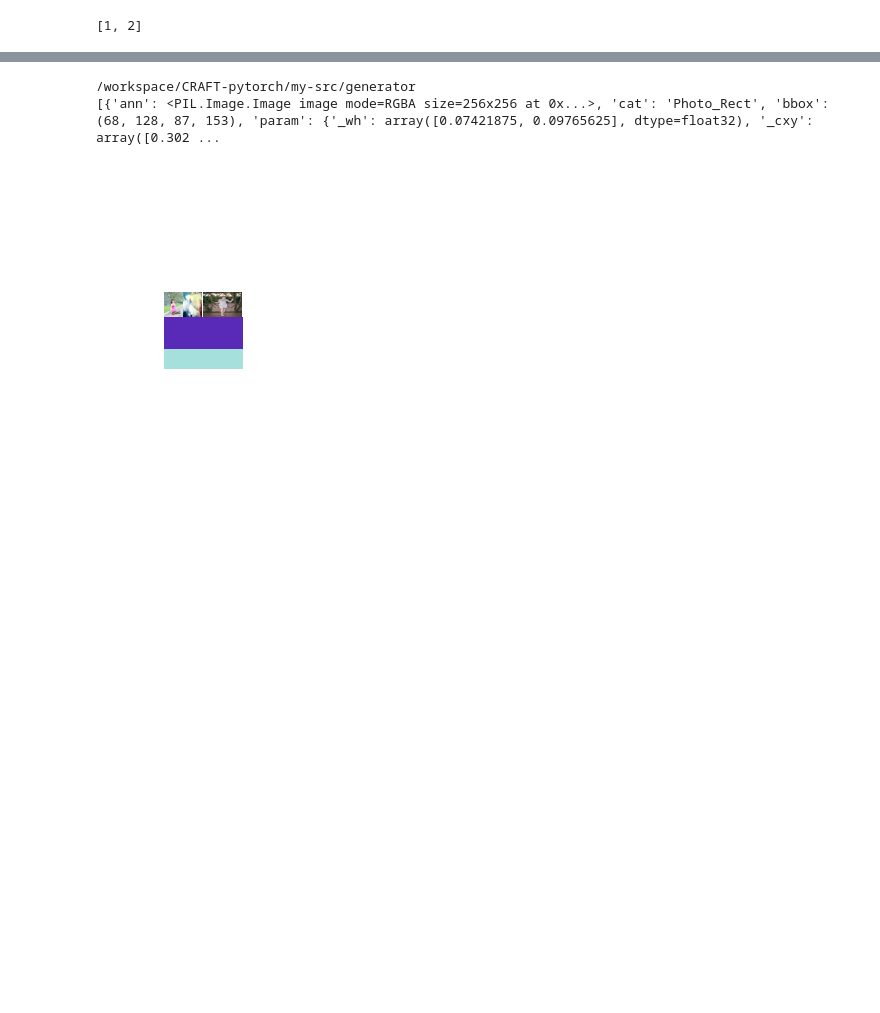
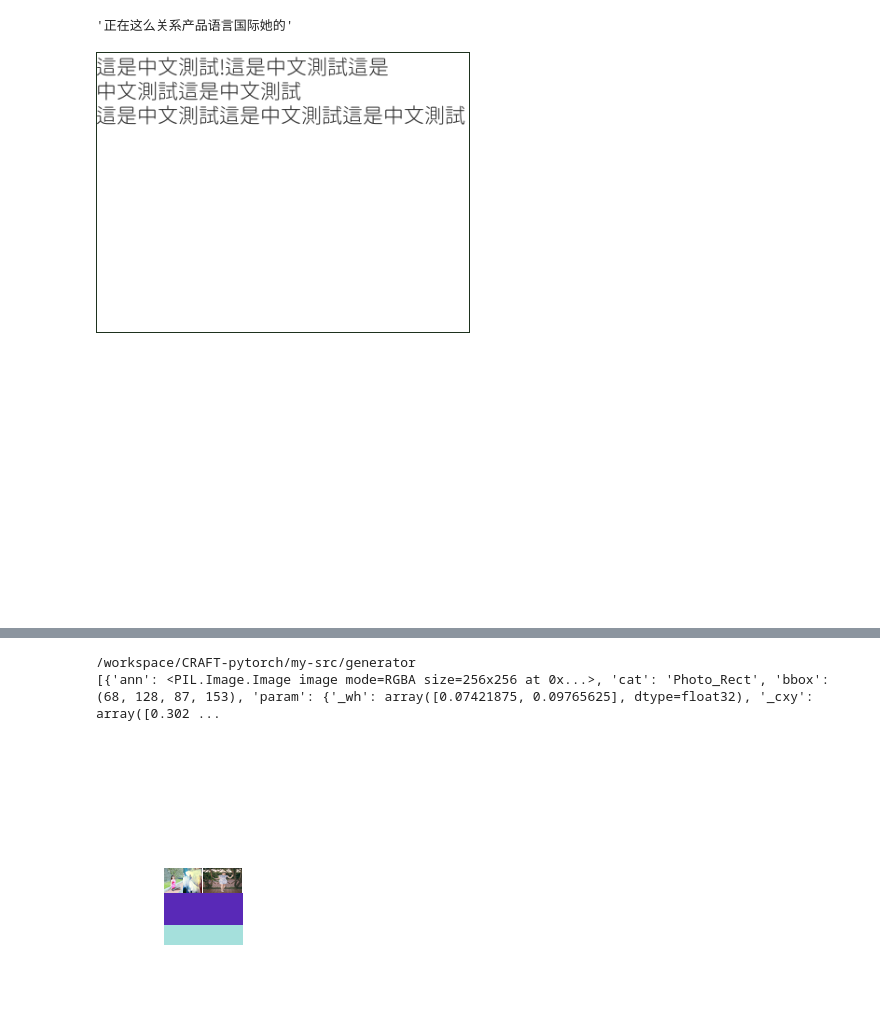
Before and after one commit to w121211/CRAFT-pytorch, a Jupyter notebook: debug.ipynb, the cells around one changed output, grey strips where cells are left out. Saved outputs shown, nothing was run; the diff lists cells and outputs as text; code cells hidden in the pictures; blank space fills up the shorter version.

```diff
--- a/debug.ipynb
+++ b/debug.ipynb
@@ -20,9 +20,53 @@ import torch.nn.functional as F
 from torchvision import models
 import torchvision.transforms as transforms
 # from torchsummary import summary
-# %%
-a = [1,2]
-a = a or [3,4]
-a
-# %% [output]
-[1, 2]
+# %%
+from faker import Faker
+from collections import OrderedDict
+fake = Faker(OrderedDict([
+    ('en-US', 1),
+    ('zh_CN', 2),
+    ('zh_TW', 3),
+]))
+
+fake["zh_CN"].text(15)[:-1]
+# %% [output]
+'正在这么关系产品语言国际她的'
+# %%
+from blocks.utils import ImageText
+
+color = (50, 50, 50)
+text = 'Python is a cool programming language. You should learn it!'
+text = '這是中文測試!這是中文測試這是\n中文測試這是中文測試\n這是中文測試這是中文測試這是中文測試'
+font = '/workspace/post-generator/asset/fonts_en/Shrikhand/Shrikhand-Regular.ttf'
+font = "/workspace/post-generator/asset/fonts_cn/GenJyuuGothic/GenJyuuGothic-Light.ttf"
+img = ImageText((800, 600)) # 200 = alpha
+
+#write_text_box will split the text in many lines, based on box_width
+#`place` can be 'left' (default), 'right', 'center' or 'justify'
+#write_text_box will return (box_width, box_calculed_height) so you can
+#know the size of the wrote text
+# img.write_text_box((300, 50), text, box_width=200, font_filename=font,
+#                    font_size=15, color=color)
+# img.write_text_box((300, 125), text, box_width=200, font_filename=font,
+#                    font_size=15, color=color, place='right')
+# img.write_text_box((300, 200), text, box_width=200, font_filename=font,
+#                    font_size=15, color=color, place='center')
+img.fill_text_box((0, 0), text, box_width=400, box_height=300, font_filename=font,
+                   color=color)
+# img.write_text_box((300, 275), text, box_width=200, font_filename=font,
+#                    font_size=15, color=color, place='justify')
+
+#You don't need to specify text size: can specify max_width or max_height
+# and tell write_text to fill the text in this space, so it'll compute font
+# size automatically
+#write_text will return (width, height) of the wrote text
+# img.write_text((100, 350), '中文測試', font_filename=font,
+#                font_size='fill', max_width=150, max_height=150, color=color)
+
+# img.save('sample-imagetext.png')
+img.image
+img.draw.rectangle((0, 0, 400, 300), fill=None, outline=(30, 50, 30))
+img.image
+# %% [output]
+[figure, added]
```
Also changed, not shown: parts of 4 cells of this notebook, 9 other files.
